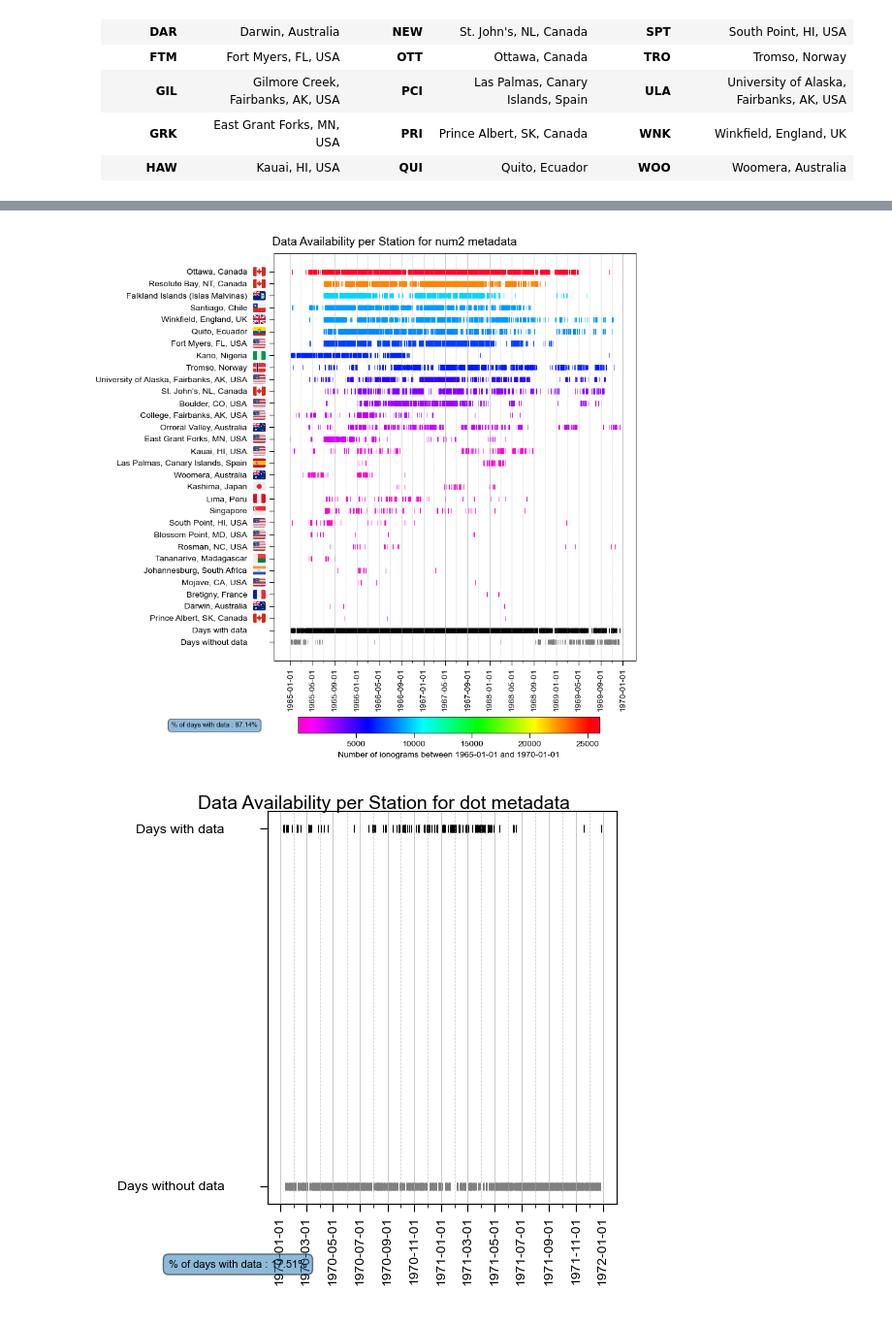
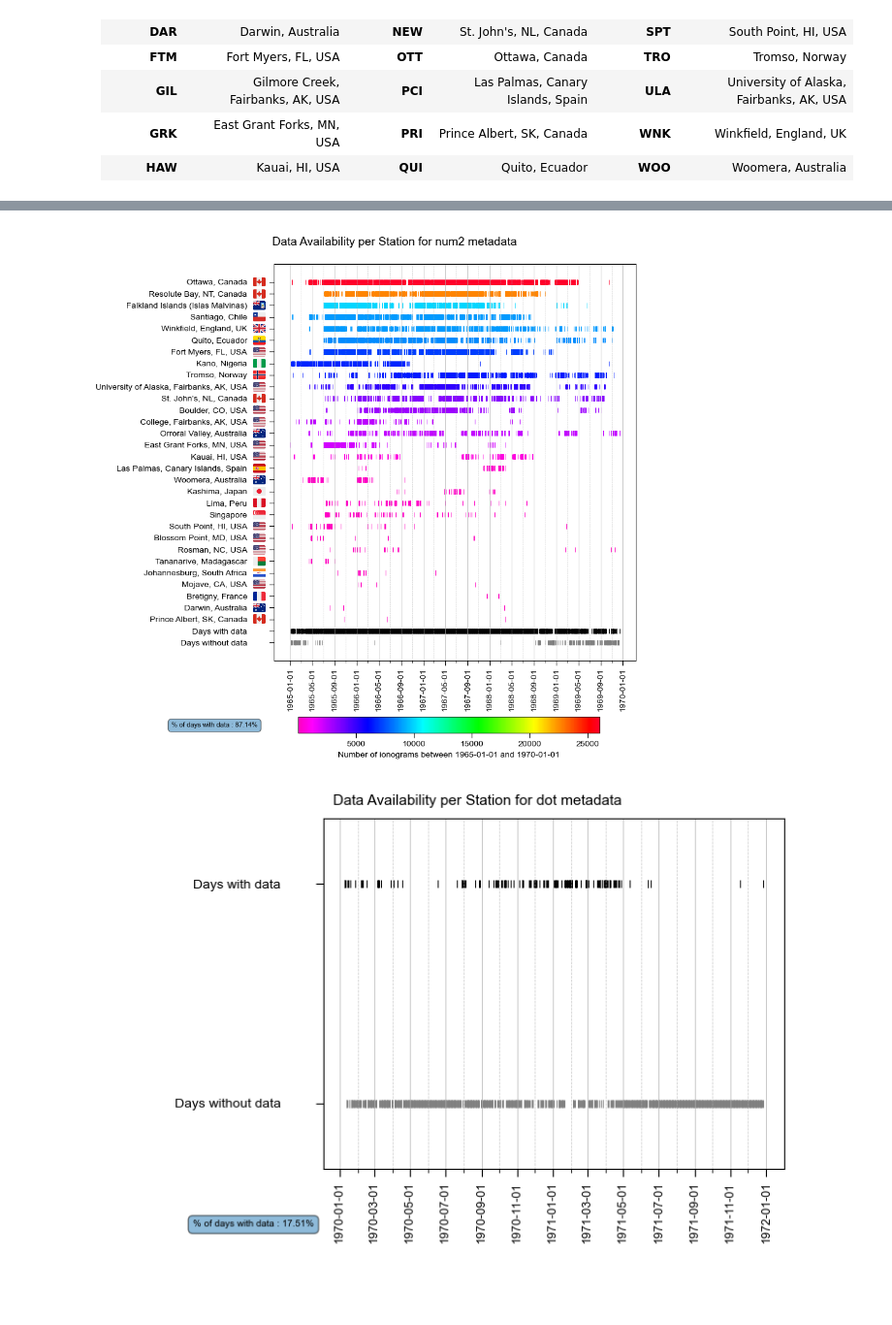
Before and after one commit to asc-csa/Alouette_ISIS_extract, a Jupyter notebook: 26_Data-Availability-Alouette.ipynb, the cells around one changed output, grey strips where cells are left out. Shown at 97% size. Cells and saved outputs as stored; diff of their text form; code cells hidden in the pictures; blank space fills up the shorter version.

```diff
--- a/26_Data-Availability-Alouette.ipynb
+++ b/26_Data-Availability-Alouette.ipynb
@@ -92,7 +92,10 @@ def availabilityPlot(file,startDate,endDate,title,stationCode='all',metaType='al
     # Extract the covered dates and sort them
     covered = pd.DataFrame()
     covered['Timestamp'] = subset['Timestamp'].unique()
-    covered['Days_with_data'] = np.repeat('Days with data',len(covered))
+    if stationCode != None :
+        covered['Days_with_data'] = np.repeat('Days with data',len(covered))
+    else:
+        covered['Days_with_data'] = np.repeat(0.5,len(covered))
     covered.sort_values(by='Timestamp',inplace=True,ascending=True,ignore_index=True)
 
     # Create empty dataframe
@@ -109,18 +112,22 @@ def availabilityPlot(file,startDate,endDate,title,stationCode='all',metaType='al
         if interval > 1. :
             # Add the dates between as not covered
             toadd['Timestamp'] = pd.date_range(covered['Timestamp'][i]+oneday,covered['Timestamp'][i+1]-oneday)
-            toadd['Days_without_data'] = np.repeat('Days without data',len(toadd))
+            if stationCode != None :
+                toadd['Days_without_data'] = np.repeat('Days without data',len(toadd))
+            else:
+                toadd['Days_without_data'] = np.repeat(0,len(toadd))
             notcovered = pd.concat([notcovered,toadd],ignore_index=True)
 
     # Create figure
     fig, ax = plt.subplots()
     fig.suptitle(title)
     # The padding of the figure, we need enough space for the title, colorbar and the station name on the left
-    fig.subplots_adjust(top=0.95,bottom=0.2, left=0.3)
+    fig.subplots_adjust(top=0.93,bottom=0.2, left=0.3)
 
     # Plot the data availability
     ax.scatter(notcovered['Timestamp'],notcovered['Days_without_data'],marker='|',linewidth=0.7, color='grey')
     ax.scatter(covered['Timestamp'],covered['Days_with_data'],marker='|',linewidth=0.7, color='black')
+
     if stationCode != None :
         plot = ax.scatter(subset['Timestamp'],subset['Station_Name'],c=subset['Station_Frequency'],
                           cmap='gist_rainbow_r',marker='|',linewidth=0.7)
@@ -146,6 +153,10 @@ def availabilityPlot(file,startDate,endDate,title,stationCode='all',metaType='al
         for i, c in enumerate(stationName['Country']):
             add_image(i+a, c, ax, startDate)
 
+    else :
+        ax.set_yticks([0,0.5])
+        ax.set_yticklabels(['Days without data','Days with data'])
+        ax.set_ylim(-0.15,0.65)
 
     # Add grid and adjust the x and y ticks
     ax.grid(which='major',axis='x',alpha=0.7,lw=0.7,ls='-')
@@ -234,11 +245,16 @@ fig = availabilityPlot('result_master.csv','19650101','19670101',
 fig = availabilityPlot('result_master.csv','19650101','19700101',
                        'Data Availability per Station for num2 metadata',metaType=['num2'])
 # %% [output]
-[figure, old version]
+[figure, new version]
 # %%
-#Do different function for this one
-mpl.rcParams['figure.figsize']=(6,5.4)
+# Only days with and without data
+# Need to make some layout changes for better display
+mpl.rcParams['figure.figsize']=(8,5)
+mpl.rcParams['font.size']=7 #Size of text in box
+mpl.rcParams['figure.titlesize']=11 #The title
+mpl.rcParams['ytick.labelsize']=10
+mpl.rcParams['xtick.labelsize']=9 #Size of the dates on the x-axis and the numbers of the colorbar
 fig = availabilityPlot('result_master.csv','19700101','19720101',
                        'Data Availability per Station for dot metadata',stationCode=None)
 # %% [output]
-[figure, old version]
+[figure, new version]
```
Also changed, not shown: parts of 2 cells of this notebook.
